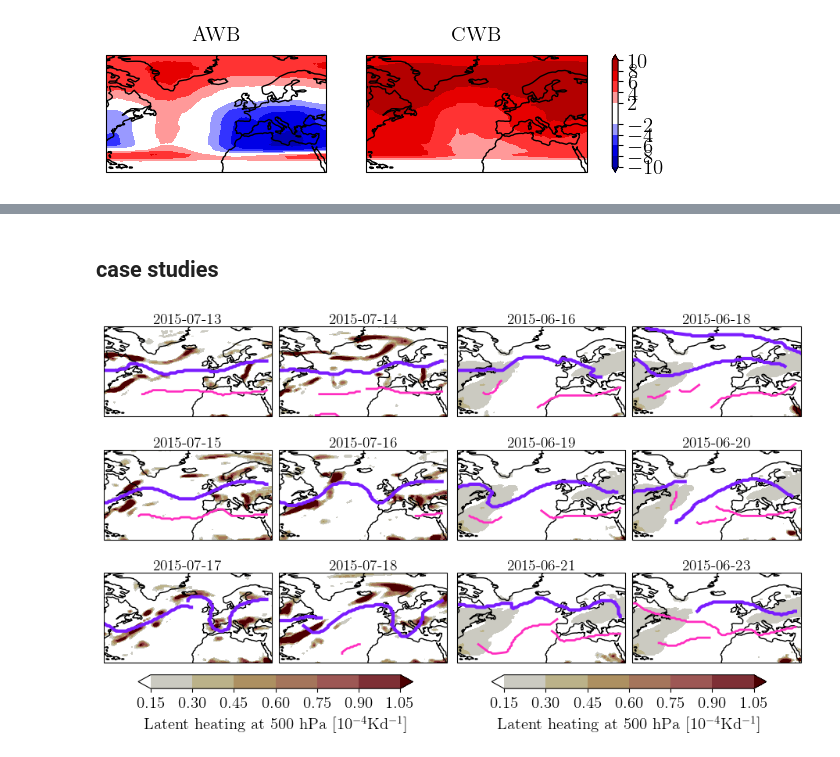
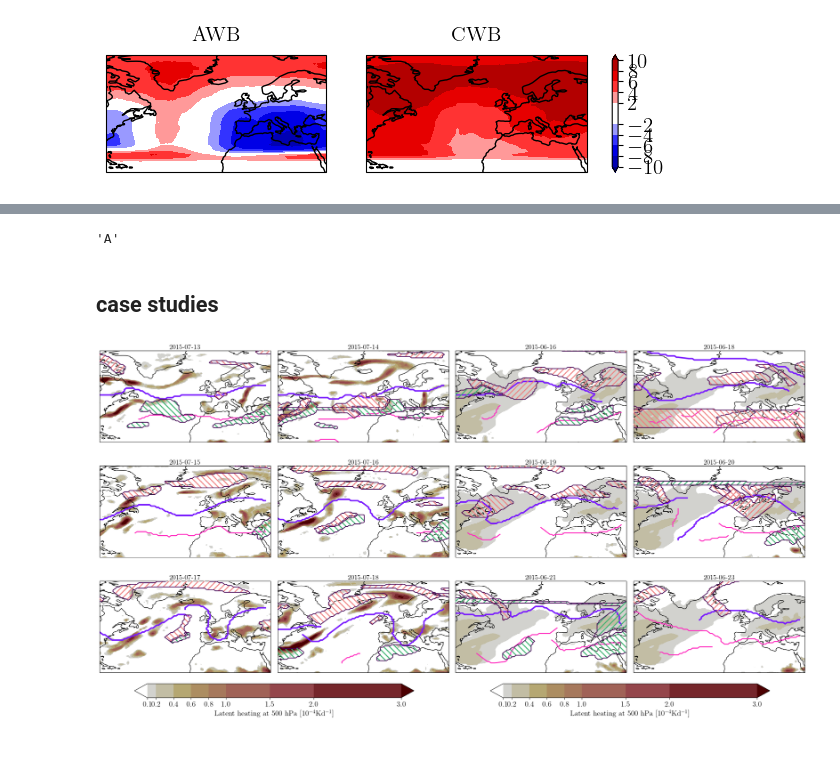
Before and after one commit to hbanderier/persistent-extremes-era5, a Jupyter notebook: Playgrounds/data_henrik_pg.ipynb, the cells around one changed output, grey strips where cells are left out. Cells and saved outputs as stored; diff of their text form; code cells hidden in the pictures.

```diff
--- a/Playgrounds/data_henrik_pg.ipynb
+++ b/Playgrounds/data_henrik_pg.ipynb
@@ -142,7 +144,7 @@ for run in ["ctrl", "dobl"]:
     das_heating[run] = open_da("Henrik_data", run, ("heating", "DTCOND"), "6H", minlon=-80, maxlon=40, minlat=15, maxlat=80)
 das_rwb = {}
 for run in ["ctrl", "dobl"]:
-    for type_ in ["AAVO", "CAVO"]:
+    for type_ in ["AAVO", "CAVO", "SAAVS", "SCAVS", "TAAVS", "TCAVS"]:
         das_rwb[f"{run}_{type_}"] = open_da("Henrik_data", run, type_, "6H", minlon=-80, maxlon=40, minlat=15, maxlat=80)
 # %%
 long_names = {
@@ -166,7 +172,9 @@ long_names = {
 # %%
 clims = {}
 for run in ["ctrl", "dobl"]:
-    for type_ in ["AAVO", "CAVO"]:
+    for type_ in ["AAVO", "CAVO", "SAAVS", "SCAVS", "TAAVS", "TCAVS"]:
         key = f"{run}_{type_}"
-        clims[key] = compute_clim(das_rwb[key].isel(lev=2), "dayofyear")
+        if "lev" in das_rwb[key].dims:
+            das_rwb[key] = das_rwb[key].isel(lev=2)
+        clims[key] = compute_clim(das_rwb[key], "dayofyear")
 # %% [output]
@@ -192,3 +230,14 @@ titles = ["AWB", "CWB"]
 _ = clu.add_contourf(to_plot, levels=np.arange(-10, 12, 2).tolist(), cmap=colormaps.BlWhRe, titles=titles)
 # %% [output]
 [figure]
+# %%
+clu = Clusterplot(2, 2, get_region(clims["ctrl_AAVO"]))
+to_plot = {key: val.sel(dayofyear=summer_doy).mean("dayofyear") * 100 for key, val in clims.items()}
+to_plot = [
+    to_plot["ctrl_SAAVS"] - to_plot["dobl_SAAVS"],
+    to_plot["ctrl_SCAVS"] - to_plot["dobl_SCAVS"],
+    to_plot["ctrl_TAAVS"] - to_plot["dobl_TAAVS"],
+    to_plot["ctrl_TCAVS"] - to_plot["dobl_TCAVS"]
+]
+titles = ["SAWB", "SCWB", "TAWB", "TCWB"]
+_ = clu.add_contourf(to_plot, levels=np.arange(-5, 6, 1).tolist(), cmap=colormaps.BlWhRe, titles=titles)
@@ -195,9 +246,13 @@ _ = clu.add_contourf(to_plot, levels=np.arange(-10, 12, 2).tolist(), cmap=colorm
+# %%
+"a".upper()
+# %% [output]
+'A'
 # %% [markdown]
 ## case studies
 # %%
 n_ctrl = 26
 n_dobl = 27
-figure = plt.figure(layout="constrained", figsize=(9, 5.6))
+figure = plt.figure(layout="constrained", figsize=(20, 11))
 subfigs = figure.subfigures(1, 2, wspace=0.01)
 fig1, fig2 = subfigs
 nrow, ncol = 3, 2
@@ -205,13 +260,13 @@ n = nrow * ncol
 plt.rc("axes", titlesize=14)
 plt.rc("axes", titlepad=2)
 
-rwb_color = "mediumseagreen"
+rwb_color = {"stratospheric": "mediumseagreen", "tropospheric": "lightcoral"}
 rwb_lw = 2
 
 cbar_kwargs = {"location": "bottom", "shrink": 0.8, "fraction": 0.1, "pad": 0.03}
 plot_kwargs = {
     "cmap": colormaps.bilbao_r,
-    "levels": MaxNLocator(9).tick_values(0, 1).tolist(),
+    "levels": [.1, .2, .4, 1., 1.5, 2., 3.],
     "cbar_kwargs": cbar_kwargs,
 }
 
@@ -220,32 +275,56 @@ for fig, key, which_spell in zip(subfigs, ["ctrl", "dobl"], [n_ctrl, n_dobl]):
     da = das_heating[key]
     clu = Clusterplot(nrow, ncol, get_region(da), row_height=3.5, fig=fig)
     spell = all_spells[f"{key}_EDJ"].filter(pl.col("spell") == which_spell)
     spell = extend_spells(spell, time_before=datetime.timedelta(days=0))
     len_spell = spell["time"][-1] - spell["time"][0]
 
     times = (
         pl.linear_space(spell["time"][0], spell["time"][-1], n, eager=True)
         .dt.round("1d")
         .cast(pl.Datetime("ms"))
     )
     titles = times.dt.to_string("%Y-%m-%d").to_list()
     # titles = [f"{ascii_lowercase[n * is_edj + i]}) {title}" for i, title in enumerate(titles)]
     to_plot = da.sel(time=times)
     clu.add_contourf(
         to_plot * 1e4, titles=titles, cbar_label=long_names[da.name], **plot_kwargs
     )
-    # fig.suptitle(f"{key} episode, " + str(len_spell)[:6])
+    for type_, orientation in product(["stratospheric", "tropospheric"], ["anticyclonic", "cyclonic"]):
+        rwb = f"{type_[0].upper()}{orientation[0].upper()}AVS"
+        to_plot = das_rwb[f"{key}_{rwb}"].sel(time=times)
+        color = rwb_color[type_]
+        hatch = r"\\" if orientation == "cyclonic" else "//"
+        for ax, ouais in zip(clu.axes, to_plot):
+            cs = ax.pcolor(
+                to_plot.lon.values - clu.central_longitude,
+                to_plot.lat.values,
+                ouais.where(ouais),
+                hatch=hatch,
+                facecolor="none",
+                edgecolor=color,
+                hatch_linewidth=rwb_lw,
+                linewidth=0,
+                zorder=100
+            )
+            ax.contour(
+                to_plot.lon.values - clu.central_longitude,
+                to_plot.lat.values,
+                ouais,
+                levels=[0.5],
+                linecolors=[color],
+                zorder=100
+            )
     for i, t in enumerate(times):
         if i == 0 and t < spell["time"][0]:
             t_ = spell["time"][0]
         else:
             t_ = t
         phat_jets_ = phat_jets.filter(pl.col("time") == t_)
         for _, jet in phat_jets_.group_by("jet ID"):
             lo, la, is_p = jet[["lon", "lat", "is_polar"]]
             this_jet_is_p = len(is_p) > 0 and is_p.mean() > 0.45
             color = COLORS[1] if this_jet_is_p else COLORS[2]
             lw = 2 + 1 * this_jet_is_p
             clu.axes[i].plot(lo - clu.central_longitude, la, color=color, lw=lw)
 # %% [output]
-[figure, old version]
+[figure, new version]
```
Also changed, not shown: parts of 10 cells of this notebook, 2 other files.
